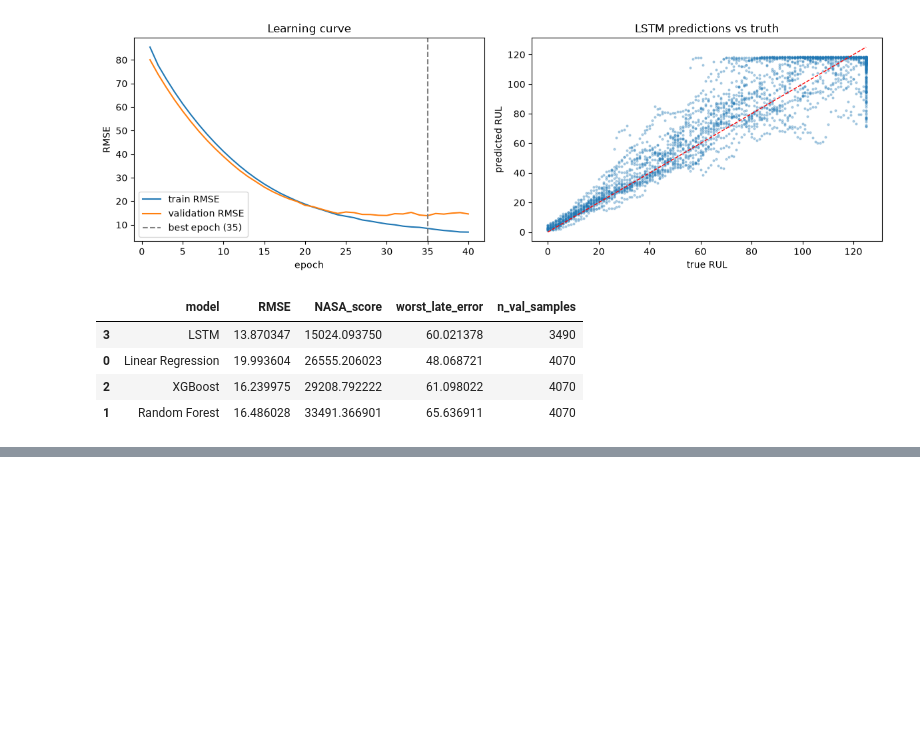
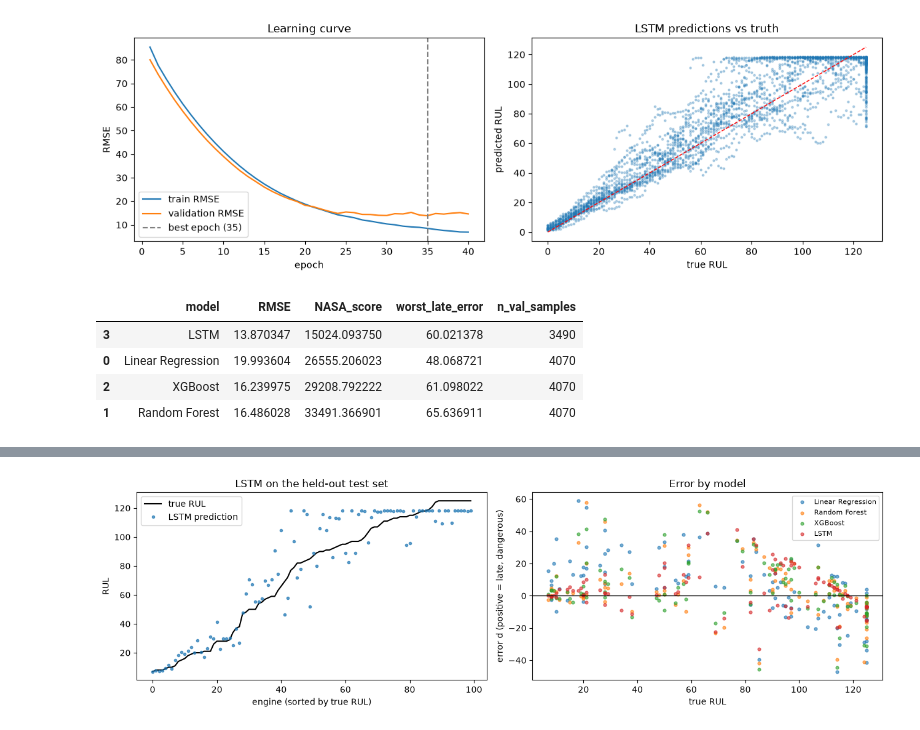
Before and after one commit to yusufsami9/predictive-maintenance-rul, a Jupyter notebook: notebooks/02_feature_engineering.ipynb, the cells around one changed output, grey strips where cells are left out. Saved outputs shown, nothing was run; the diff lists cells and outputs as text; code cells hidden in the pictures; blank space fills up the shorter version.

```diff
--- a/notebooks/02_feature_engineering.ipynb
+++ b/notebooks/02_feature_engineering.ipynb
@@ -588,0 +636,24 @@ results.sort_values('NASA_score')
+# %%
+model.eval()
+with torch.no_grad():
+    pred_lstm_test = model(torch.tensor(X_test_seq).to(device)).cpu().numpy()
+
+test_predictions = {
+    'Linear Regression': lr_model.predict(X_test_flat),
+    'Random Forest': rf_model.predict(X_test_flat),
+    'XGBoost': xgb_model.predict(X_test_flat),
+    'LSTM': pred_lstm_test,
+}
+
+test_rows = []
+for name, pred in test_predictions.items():
+    test_rows.append({
+        'model': name,
+        'RMSE': np.sqrt(mean_squared_error(y_test_capped, pred)),
+        'NASA_score': nasa_score(y_test_capped, pred),
+        'worst_late_error': (pred - y_test_capped).max(),
+        'RMSE_uncapped': np.sqrt(mean_squared_error(y_test_raw, pred)),
+    })
+
+test_results = pd.DataFrame(test_rows).sort_values('NASA_score')
+test_results
@@ -588,0 +666,22 @@ results.sort_values('NASA_score')
+# %%
+# One prediction per engine, so the whole test set fits in a single plot.
+order = np.argsort(y_test_capped)
+
+fig, ax = plt.subplots(1, 2, figsize=(13, 4))
+
+ax[0].plot(y_test_capped[order], 'k-', linewidth=1.5, label='true RUL')
+ax[0].plot(pred_lstm_test[order], 'o', markersize=3, alpha=0.7, label='LSTM prediction')
+ax[0].set_xlabel('engine (sorted by true RUL)'); ax[0].set_ylabel('RUL')
+ax[0].legend(); ax[0].set_title('LSTM on the held-out test set')
+
+for name, pred in test_predictions.items():
+    d = pred - y_test_capped
+    ax[1].scatter(y_test_capped, d, s=12, alpha=0.6, label=name)
+ax[1].axhline(0, color='k', linewidth=1)
+ax[1].set_xlabel('true RUL'); ax[1].set_ylabel('error d (positive = late, dangerous)')
+ax[1].legend(fontsize=8); ax[1].set_title('Error by model')
+
+plt.tight_layout()
+plt.show()
+# %% [output]
+[figure, added]
```
Also changed, not shown: parts of 9 cells of this notebook.
